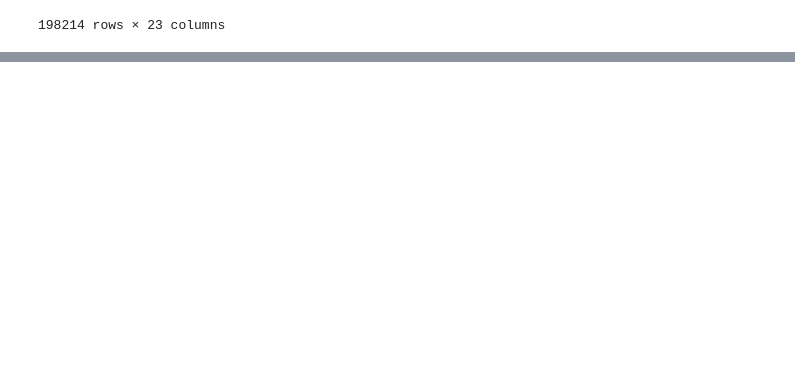
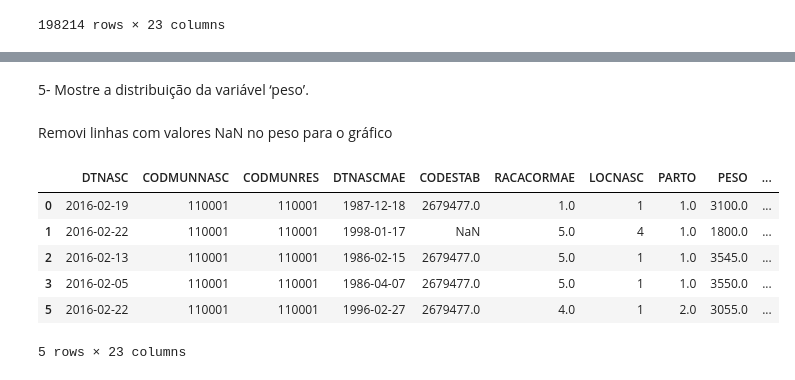
Before and after one commit to JuliaLizS/Processo_seletivo, a Jupyter notebook: IPQ.ipynb, the cells around one changed output, grey strips where cells are left out. Saved outputs shown, nothing was run; the diff lists cells and outputs as text; code cells hidden in the pictures; blank space fills up the shorter version.

```diff
--- a/IPQ.ipynb
+++ b/IPQ.ipynb
@@ -221,0 +231,4 @@ BA
+# %% [markdown]
+5- Mostre a distribuição da variável ‘peso’.
+# %% [markdown]
+Removi linhas com valores NaN no peso para o gráfico
@@ -222 +237,11 @@ BA
+# %%
+dados.head()
+# %% [output]
+|  | DTNASC | CODMUNNASC | CODMUNRES | DTNASCMAE | CODESTAB | RACACORMAE | LOCNASC | PARTO | PESO | ... |
+| 0 | 2016-02-19 | 110001 | 110001 | 1987-12-18 | 2679477.0 | 1.0 | 1 | 1.0 | 3100.0 | ... |
+| 1 | 2016-02-22 | 110001 | 110001 | 1998-01-17 | NaN | 5.0 | 4 | 1.0 | 1800.0 | ... |
+| 2 | 2016-02-13 | 110001 | 110001 | 1986-02-15 | 2679477.0 | 5.0 | 1 | 1.0 | 3545.0 | ... |
+| 3 | 2016-02-05 | 110001 | 110001 | 1986-04-07 | 2679477.0 | 5.0 | 1 | 1.0 | 3550.0 | ... |
+| 5 | 2016-02-22 | 110001 | 110001 | 1996-02-27 | 2679477.0 | 4.0 | 1 | 2.0 | 3055.0 | ... |
+5 rows × 23 columns
 # %%
```
Also changed, not shown: parts of 15 cells of this notebook.
